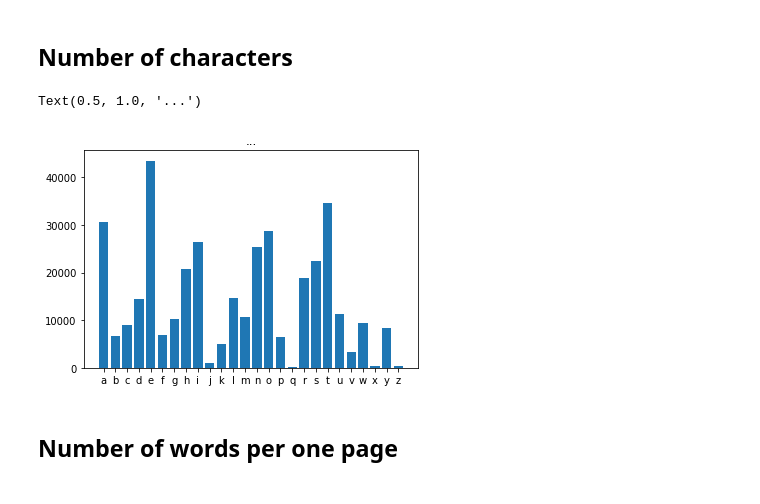
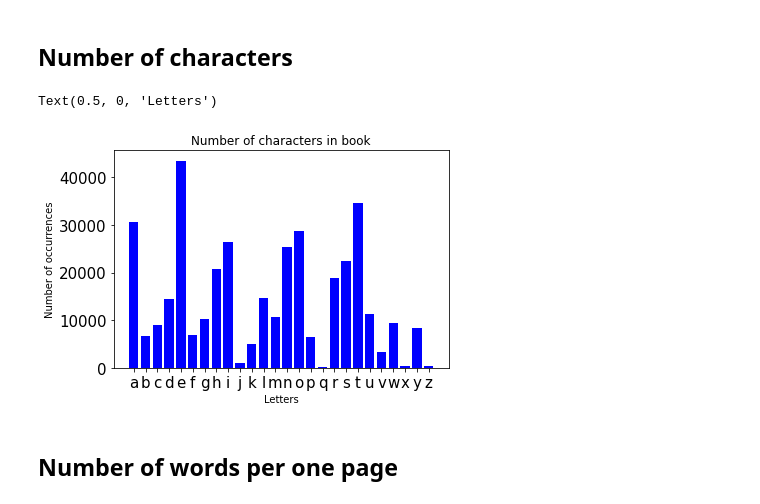
Before and after one commit to dpalatynski/DataAnalysis, a Jupyter notebook: book-analysis/book-analysis.ipynb, the cells around one changed output. Cells and saved outputs as stored; diff of their text form; code cells hidden in the pictures.

```diff
--- a/book-analysis/book-analysis.ipynb
+++ b/book-analysis/book-analysis.ipynb
@@ -68,12 +72,14 @@ f'Number of chapters (one for each letter): {len(chapters)}, number of pages: {l
 counter = dict(Counter(re.sub('[^a-z]', '', all_text.lower())))
 counter = dict(sorted(counter.items(), key=lambda item: item[0]))
 # %%
-plt.bar(range(len(counter)), list(counter.values()), align='center')
+plt.bar(range(len(counter)), list(counter.values()), align='center', color='blue')
 plt.xticks(range(len(counter)), list(counter.keys()))
-plt.title('...')
+plt.title('Number of characters in book')
+plt.ylabel('Number of occurrences')
+plt.xlabel('Letters')
 # %% [output]
-Text(0.5, 1.0, '...')
+Text(0.5, 0, 'Letters')
-[figure, old version]
+[figure, new version]
 # %% [markdown]
 ## Number of words per one page
 # %%
```
Also changed, not shown: parts of 18 cells of this notebook.
